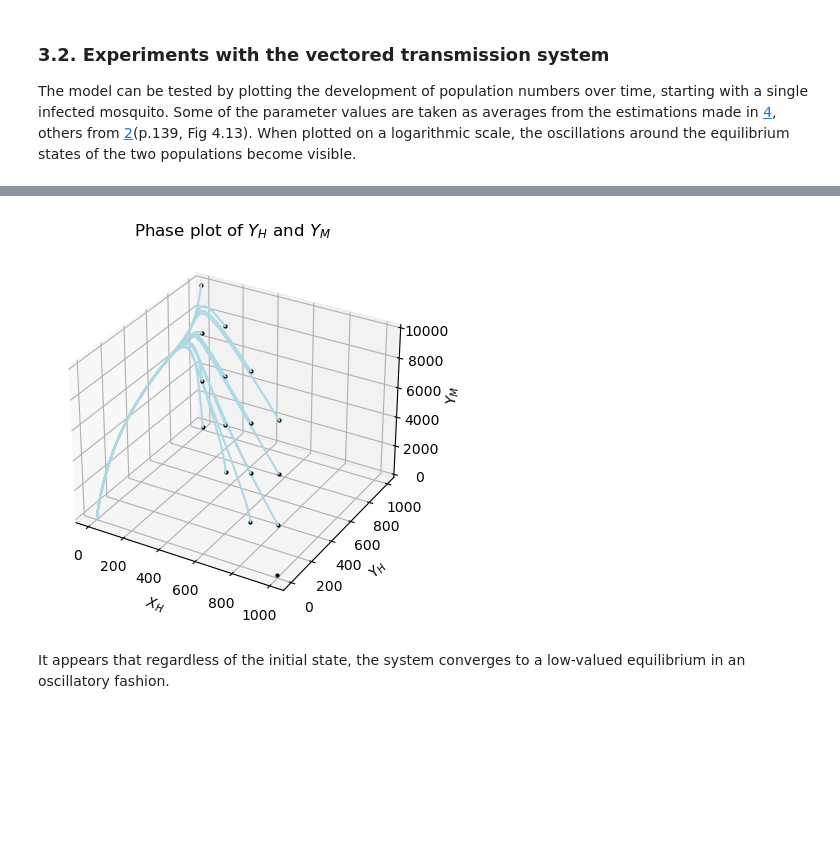
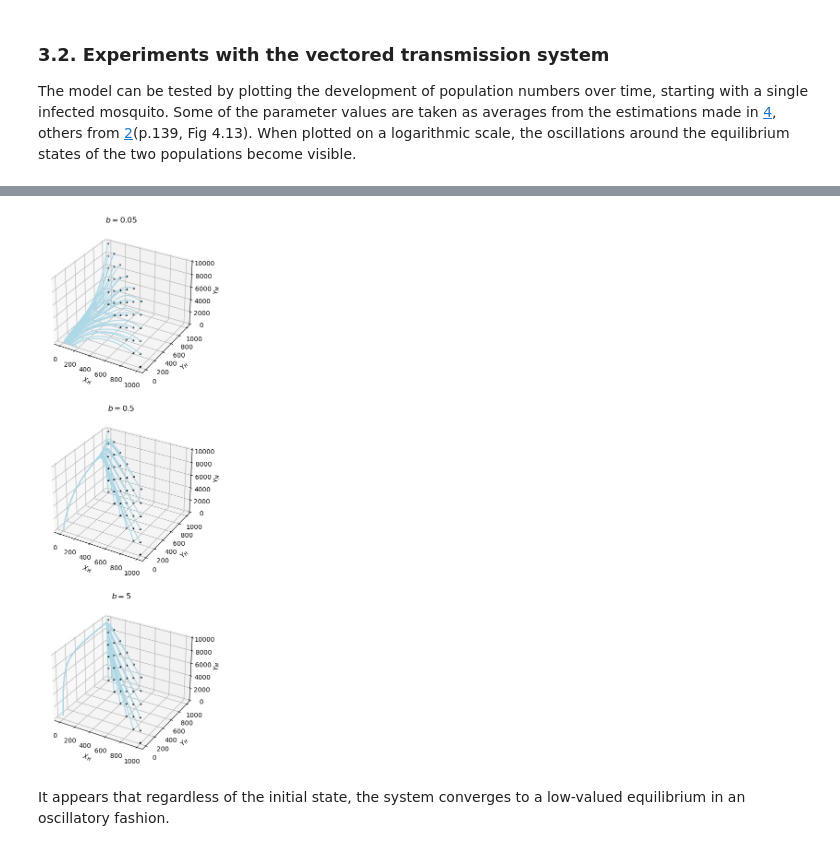
Before and after one commit to mboyan/intro-to-computational-science, a Jupyter notebook: Assignments/Assignment 1/Assignment 1 - SIR model (ODE) - Boyan Mihaylov.ipynb, the cells around one changed output, grey strips where cells are left out. Saved outputs shown, nothing was run; the diff lists cells and outputs as text; code cells hidden in the pictures; blank space fills up the shorter version.

```diff
--- a/Assignments/Assignment 1/Assignment 1 - SIR model (ODE) - Boyan Mihaylov.ipynb
+++ b/Assignments/Assignment 1/Assignment 1 - SIR model (ODE) - Boyan Mihaylov.ipynb
@@ -1288,12 +1290,10 @@ b = 0.5
 
 XYZ_mh = InfectionModelMultiHost(t_probs, pop_sizes, Y_starts, lifespans, birthrates, rec_rates, const_Ns, b)
 
-print("gamma: "+str(SIR.gamma))
-print("R0: "+str(SIR.R0))
-print("mu: "+str(SIR.mu))
+print("R0: "+str(XYZ_mh.R0))
 
 # Iteration step
-step = 10e-2
+step = 10e-3
 
 # Time in days
 max_time = 900
@@ -1301,11 +1301,17 @@ max_time = 900
 # Terform numerical integration
 Xh_log, Yh_log, Zh_log, Xm_log, Ym_log, Zm_log, time_log = XYZ_mh.iterate(step, max_time)
 
+# Track population sizes
+Nh_log = [Xh_log[i]+Yh_log[i]+Zh_log[i] for i in range(len(Xh_log))]
+Nm_log = [Xm_log[i]+Ym_log[i]+Zm_log[i] for i in range(len(Xm_log))]
+
 # Scale time to years
 time_log = np.multiply(time_log, 1/365.25)
 
 plt.plot(time_log, Xh_log,label='$X_H$')
 plt.plot(time_log, Yh_log,label='$Y_H$')
+#plt.plot(time_log, Zh_log,label='$Z_H$')
+#plt.plot(time_log, Nh_log,label='$N_H$')
 plt.legend()
 plt.xlabel('Time (years)')
 plt.ylabel('Individuals')
@@ -1315,6 +1321,8 @@ plt.show()
 
 plt.plot(time_log, Xm_log,label='$X_M$',color='teal')
 plt.plot(time_log, Ym_log,label='$Y_M$',color='goldenrod')
+#plt.plot(time_log, Zm_log,label='$Z_M$')
+#plt.plot(time_log, Nm_log,label='$N_M$')
 plt.legend()
 plt.xlabel('Time (years)')
 plt.ylabel('Individuals')
@@ -1332,6 +1338,6 @@ The system is further explored through phase plots at different starting conditi
 # %%
-grid_shape = [3,3]
-increment = base_population/(num_plots-1)
+# Grid of starting points
+grid_shape = [5,5]
 
 # Infection probabilities
 t_probs = [0.5, 0.8]
@@ -1344,75 +1350,58 @@ lifespans = [16107.525, 7]
 
 # Birth rates
 birthrates = [8.25*10e-5, 0.13]
 
 # Recovery rates
 rec_rates = [0.033, 0]
 
 # Constant population toggles
 const_Ns = [True, True]
 
 # Bite rate
 b = 0.5
+bite_rates = [0.05,0.5,5]
 
 # Iteration step
 step = 10e-2
 
 # Time in days
 max_time = 900
 
-#plt.figure(figsize=(4,4))
-#fig, ax = plt.subplots(1,1)
-#ax = ax[0]
+#fig = plt.figure()
+#ax = fig.add_subplot(111,projection='3d')
+fig, axs = plt.subplots(3,1,subplot_kw=dict(projection="3d"))
 
-fig = plt.figure()
-ax = fig.add_subplot(111,projection='3d')
+for n in range(len(bite_rates)):
 
-# Track starting values of X and Y
-#Yh_starts = []
-#Ym_starts = []
+    b = bite_rates[n]
 
-for x in range(grid_shape[0]+1):
-    for y in range(grid_shape[1]+1):
+    for x in range(grid_shape[0]+1):
+        for y in range(grid_shape[1]+1):
 
-        # Determine starting conditions:
-        Y_starts = [x*pop_sizes[0]/grid_shape[0],y*pop_sizes[1]/grid_shape[1]]
+            # Determine starting conditions:
+            Y_starts = [x*pop_sizes[0]/grid_shape[0],y*pop_sizes[1]/grid_shape[1]]
 
-        # Initialize infection model
-        XYZ_mh = InfectionModelMultiHost(t_probs, pop_sizes, Y_starts, lifespans, birthrates, rec_rates, const_Ns, b)
+            # Initialize infection model
+            XYZ_mh = InfectionModelMultiHost(t_probs, pop_sizes, Y_starts, lifespans, birthrates, rec_rates, const_Ns, b)
 
-        # Append starting points and mark their positions
-        #Yh_starts.append(Y_starts[0])
-        #Ym_starts.append(Y_starts[1])
-        ax.plot(pop_sizes[0]-Y_starts[0],Y_starts[0],Y_starts[1],**{'marker':'o', 'markerfacecolor':'k', 'markeredgecolor':'k', 'markersize':2})
+            # Mark positions of starting points
+            axs[n].plot(pop_sizes[0]-Y_starts[0],Y_starts[0],Y_starts[1],**{'marker':'o', 'markerfacecolor':'k', 'markeredgecolor':'k', 'markersize':2})
 
-        # Track development of infection over time
-        Xh_log, Yh_log, Zh_log, Xm_log, Ym_log, Zm_log, time_log = XYZ_mh.iterate(step, max_time)
+            # Track development of infection over time
+            Xh_log, Yh_log, Zh_log, Xm_log, Ym_log, Zm_log, time_log = XYZ_mh.iterate(step, max_time)
 
-        # Plot infection values
-        #plt.plot(Yh_log, Ym_log,color=(0.5+0.25*x/grid_shape[0],0.5+0.25*y/grid_shape[1],0.5))
-        ax.plot(Xh_log, Yh_log, Ym_log, color='lightblue')
+            # Plot infection values
+            axs[n].plot(Xh_log, Yh_log, Ym_log, color='lightblue')
 
-# Plot starting points
-
-#plt.plot(Yh_starts, Ym_starts,color='silver', label='$(X_{H0},Y_{H0})$')
-ax.set_xlabel('$X_H$')
-ax.set_ylabel('$Y_H$')
-ax.set_zlabel('$Y_M$')
-#ax.set_xscale('log')
-#ax.set_yscale('log')
-#ax.set_aspect('equal', 'box')
-#plt.legend()
-
-plt.title('Phase plot of $Y_H$ and $Y_M$')
-#plt.xlim([0,pop_sizes[0]])
-#plt.ylim([0,pop_sizes[1]])
-#plt.gca().set_aspect('equal')
-#plt.rcParams['figure.figsize'] = [2, 2]
-
-#plt.tight_layout()
+    axs[n].set_title(f"$b=${b}")
+    axs[n].set_xlabel('$X_H$')
+    axs[n].set_ylabel('$Y_H$')
+    axs[n].set_zlabel('$Y_M$')
+#plt.title('Phase plot of $Y_H$ and $Y_M$')
+fig.set_size_inches(5,15)
 plt.show()
 # %% [output]
-[figure, old version]
+[figure, new version]
 # %% [markdown]
 It appears that regardless of the initial state, the system converges to a low-valued equilibrium in an oscillatory fashion.
 # %% [markdown]
```
Also changed, not shown: parts of 8 cells of this notebook.
